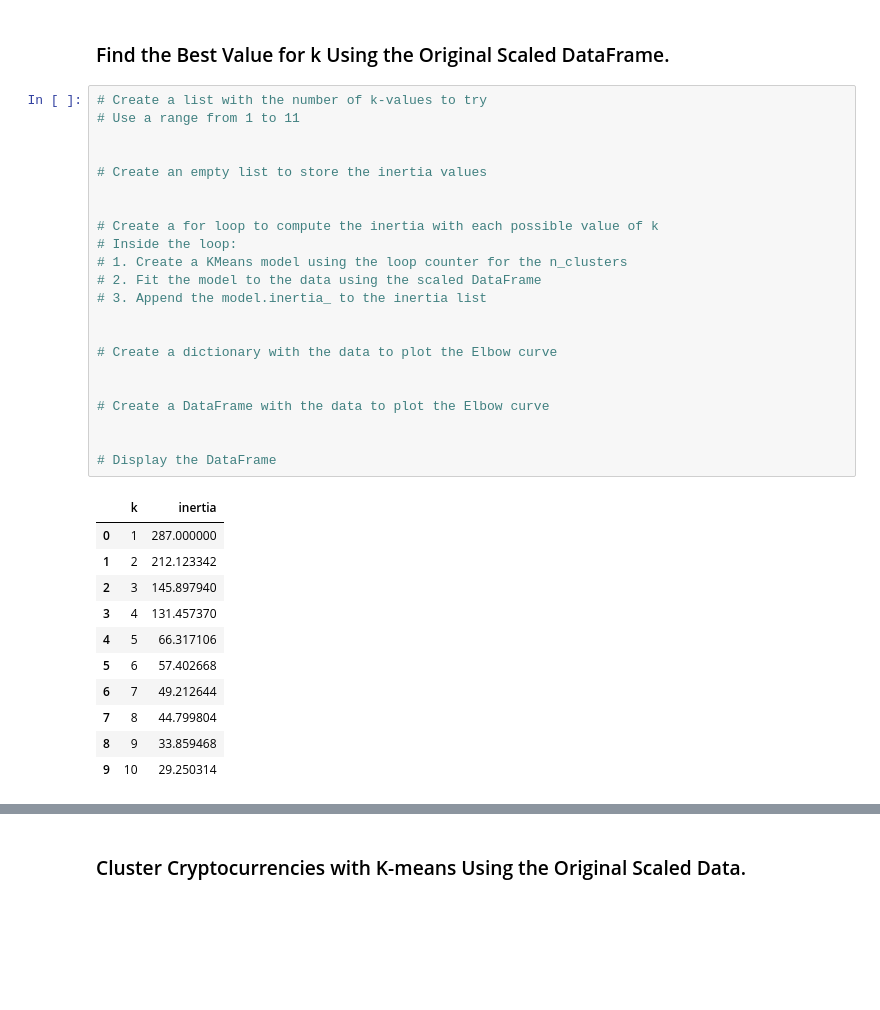
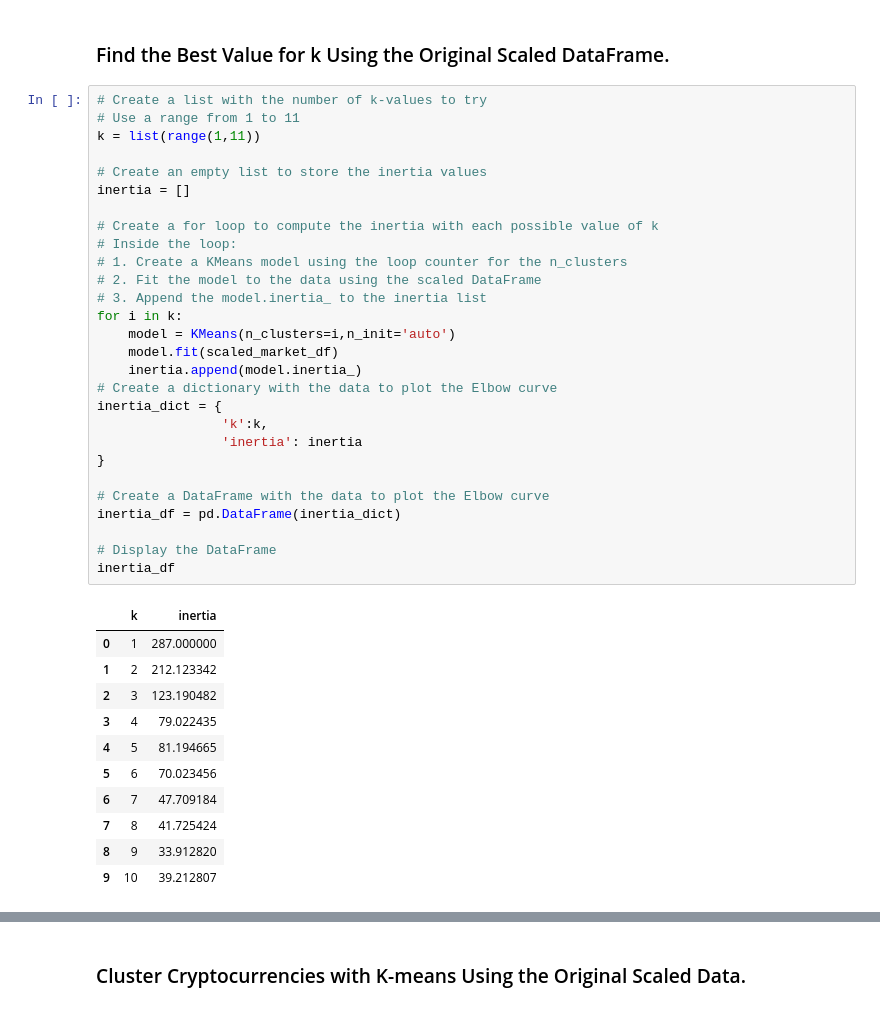
Before and after one commit to knox135/CryptoClustering, a Jupyter notebook: Crypto_Clustering.ipynb, the cells around one changed output, grey strips where cells are left out. Cells and saved outputs as stored; diff of their text form; blank space fills up the shorter version.

```diff
--- a/Crypto_Clustering.ipynb
+++ b/Crypto_Clustering.ipynb
@@ -74,37 +74,43 @@ scaled_market_df.head()
 # %%
 # Create a list with the number of k-values to try
 # Use a range from 1 to 11
-
+k = list(range(1,11))
 
 # Create an empty list to store the inertia values
-
+inertia = []
 
 # Create a for loop to compute the inertia with each possible value of k
 # Inside the loop:
 # 1. Create a KMeans model using the loop counter for the n_clusters
 # 2. Fit the model to the data using the scaled DataFrame
 # 3. Append the model.inertia_ to the inertia list
-
-
+for i in k:
+    model = KMeans(n_clusters=i,n_init='auto')
+    model.fit(scaled_market_df)
+    inertia.append(model.inertia_)
 # Create a dictionary with the data to plot the Elbow curve
-
+inertia_dict = {
+                'k':k,
+                'inertia': inertia
+}
 
 # Create a DataFrame with the data to plot the Elbow curve
-
+inertia_df = pd.DataFrame(inertia_dict)
 
 # Display the DataFrame
+inertia_df
 # %% [output]
 |  | k | inertia |
 | 0 | 1 | 287.000000 |
 | 1 | 2 | 212.123342 |
-| 2 | 3 | 145.897940 |
-| 3 | 4 | 131.457370 |
-| 4 | 5 | 66.317106 |
-| 5 | 6 | 57.402668 |
-| 6 | 7 | 49.212644 |
-| 7 | 8 | 44.799804 |
-| 8 | 9 | 33.859468 |
-| 9 | 10 | 29.250314 |
+| 2 | 3 | 123.190482 |
+| 3 | 4 | 79.022435 |
+| 4 | 5 | 81.194665 |
+| 5 | 6 | 70.023456 |
+| 6 | 7 | 47.709184 |
+| 7 | 8 | 41.725424 |
+| 8 | 9 | 33.912820 |
+| 9 | 10 | 39.212807 |
 # %%
 # Plot a line chart with all the inertia values computed with
 # the different values of k to visually identify the optimal value for k.
```
Also changed, not shown: parts of 20 cells of this notebook.
